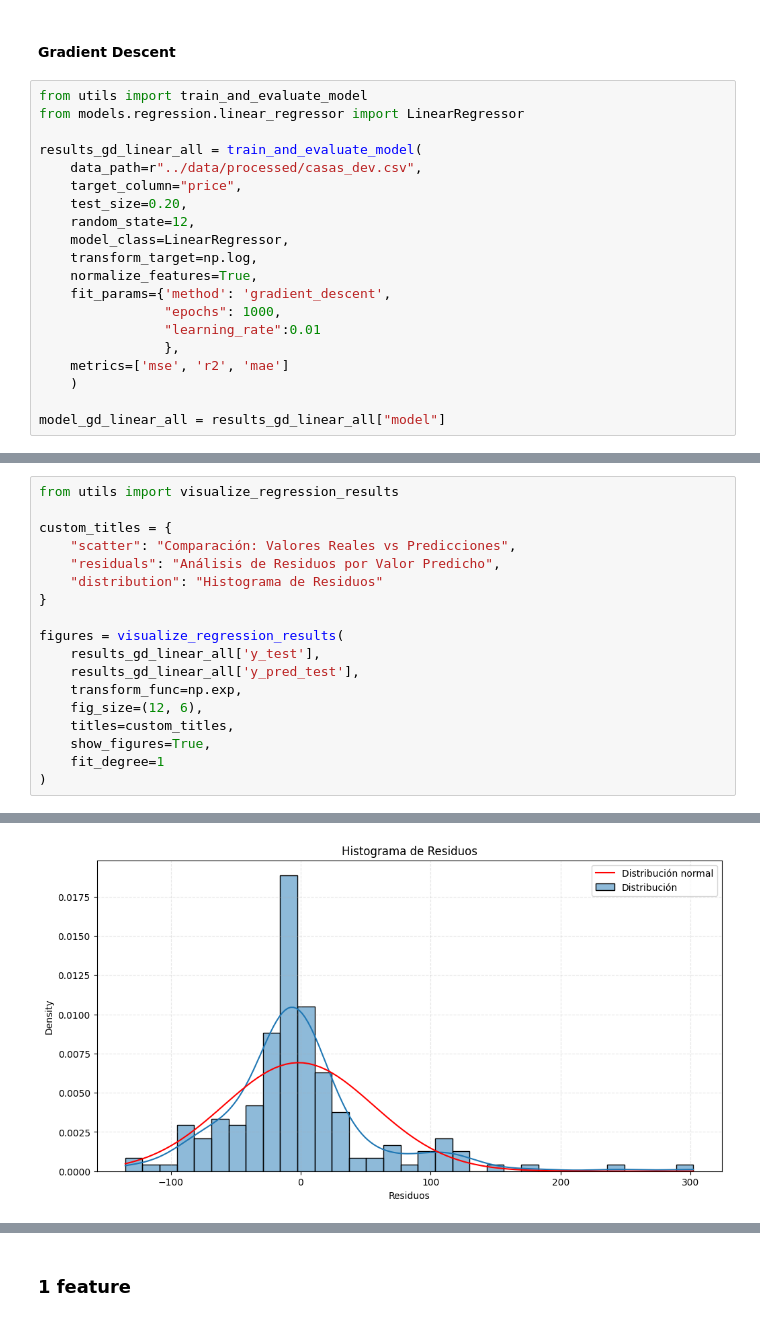
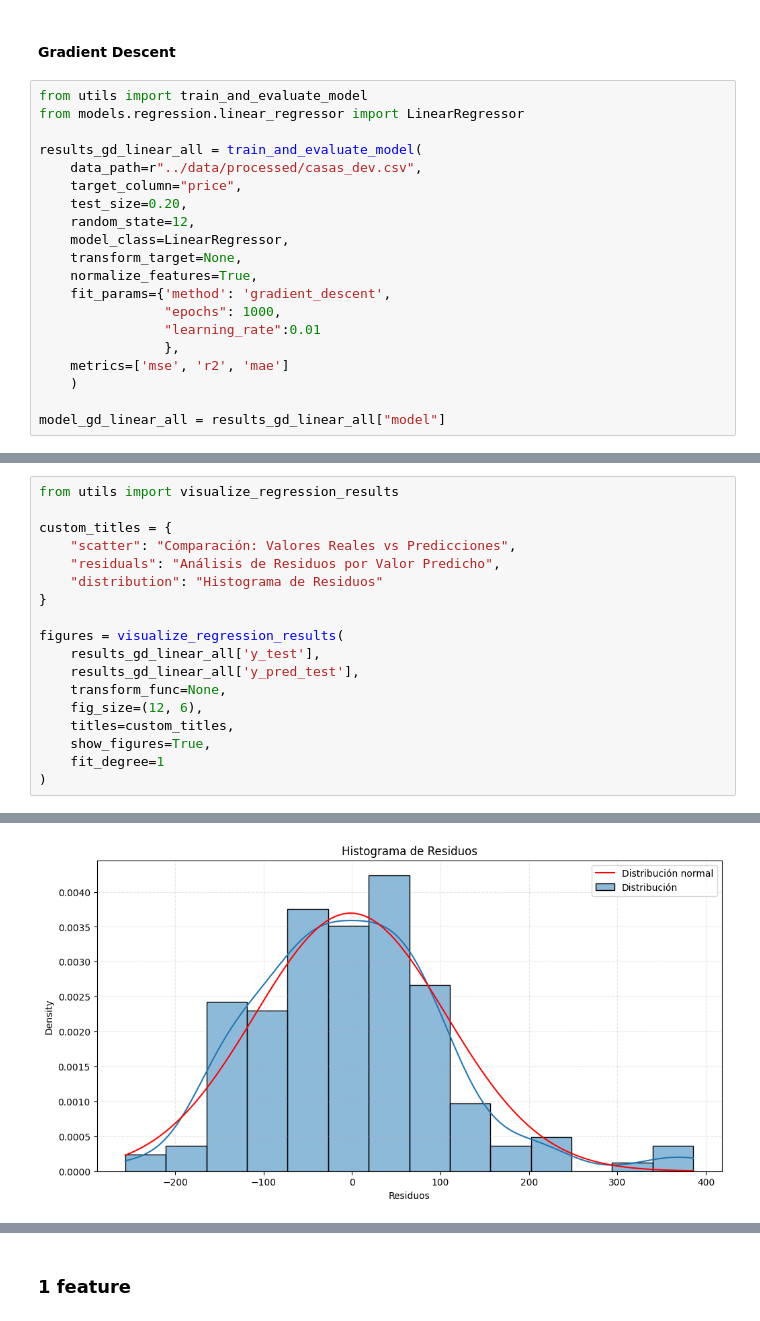
Before and after one commit to frizynn/tp1-machine-learning, a Jupyter notebook: src/Entrega_Tp1.ipynb, the cells around one changed output, grey strips where cells are left out. Saved outputs shown, nothing was run; the diff lists cells and outputs as text.

```diff
--- a/src/Entrega_Tp1.ipynb
+++ b/src/Entrega_Tp1.ipynb
@@ -363,7 +348,7 @@ results_gd_linear_all = train_and_evaluate_model(
     test_size=0.20,
     random_state=12,
     model_class=LinearRegressor,
-    transform_target=np.log,
+    transform_target=None,
     normalize_features=True,
     fit_params={'method': 'gradient_descent',
                 "epochs": 1000,
@@ -406,7 +389,7 @@ custom_titles = {
 figures = visualize_regression_results(
     results_gd_linear_all['y_test'],
     results_gd_linear_all['y_pred_test'],
-    transform_func=np.exp,
+    transform_func=None,
     fig_size=(12, 6),
     titles=custom_titles,
     show_figures=True,
@@ -418 +401 @@ figures = visualize_regression_results(
-[figure, old version]
+[figure, new version]
```
Also changed, not shown: parts of 29 cells of this notebook, 7 other files.
